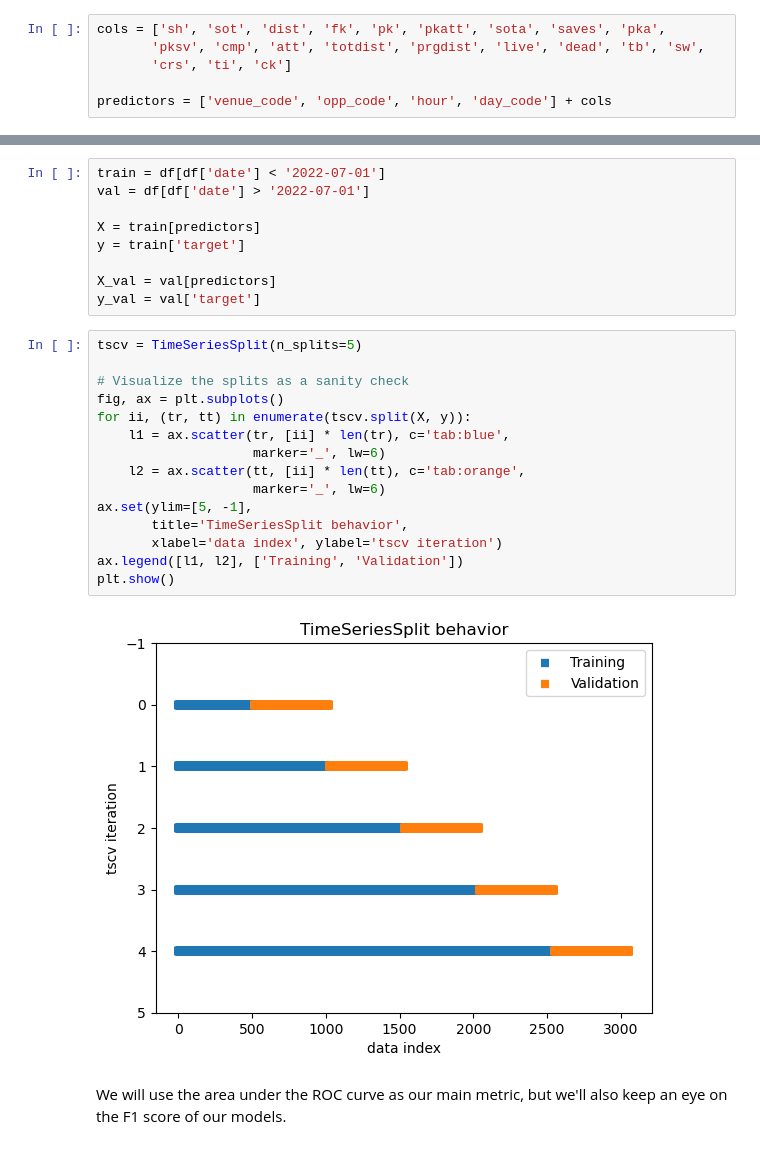
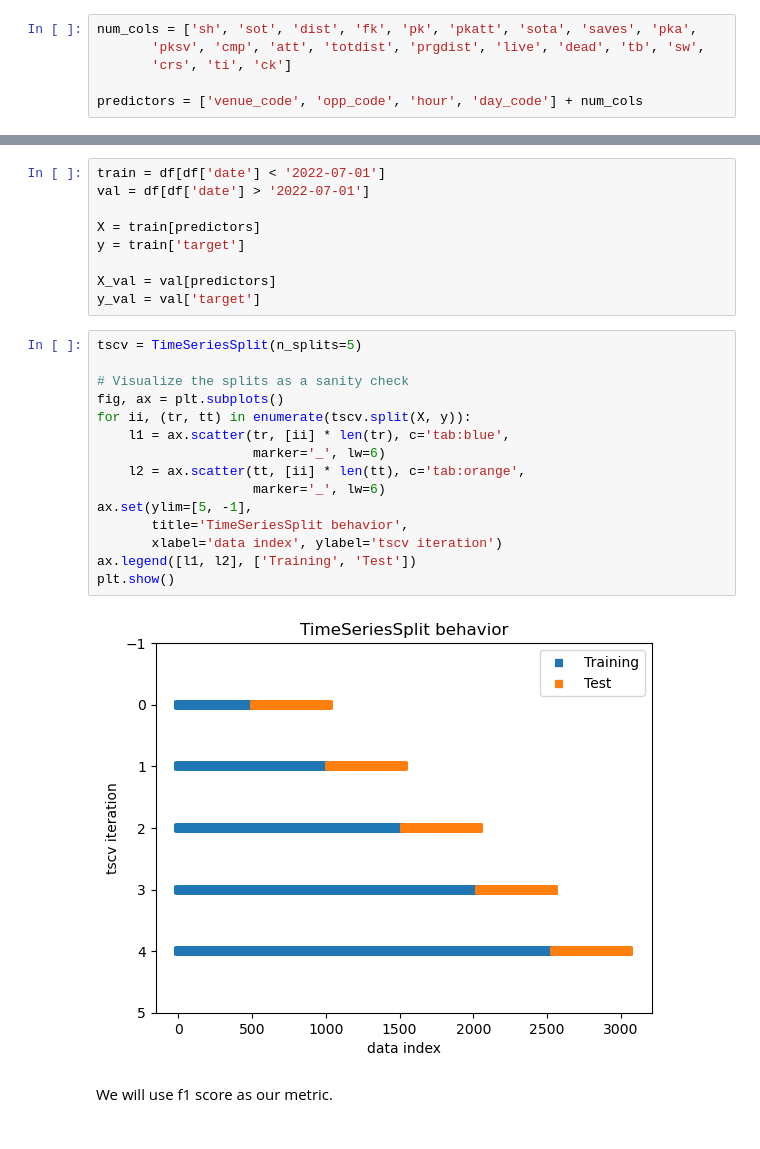
Before and after one commit to seckinadali/Predicting-Bundesliga, a Jupyter notebook: predict.ipynb, the cells around one changed output, grey strips where cells are left out. Drawn from its saved outputs; the diff is of its cells as text.

Commit message:
Use f1 score

```diff
--- a/predict.ipynb
+++ b/predict.ipynb
@@ -186,11 +185,11 @@ df.head()
 # %% [markdown]
 Aside from the four features above, we'll use some numerical features in our models. These columns were obtained from several tables we scraped from links on each team page in a separate notebook.
 # %%
-cols = ['sh', 'sot', 'dist', 'fk', 'pk', 'pkatt', 'sota', 'saves', 'pka',
+num_cols = ['sh', 'sot', 'dist', 'fk', 'pk', 'pkatt', 'sota', 'saves', 'pka',
        'pksv', 'cmp', 'att', 'totdist', 'prgdist', 'live', 'dead', 'tb', 'sw',
        'crs', 'ti', 'ck']
 
-predictors = ['venue_code', 'opp_code', 'hour', 'day_code'] + cols
+predictors = ['venue_code', 'opp_code', 'hour', 'day_code'] + num_cols
 # %% [markdown]
 ## Models
 
@@ -207,20 +206,20 @@ y_val = val['target']
 # %%
 tscv = TimeSeriesSplit(n_splits=5)
 
 # Visualize the splits as a sanity check
 fig, ax = plt.subplots()
 for ii, (tr, tt) in enumerate(tscv.split(X, y)):
     l1 = ax.scatter(tr, [ii] * len(tr), c='tab:blue',
                     marker='_', lw=6)
     l2 = ax.scatter(tt, [ii] * len(tt), c='tab:orange',
                     marker='_', lw=6)
 ax.set(ylim=[5, -1],
        title='TimeSeriesSplit behavior',
        xlabel='data index', ylabel='tscv iteration')
-ax.legend([l1, l2], ['Training', 'Validation'])
+ax.legend([l1, l2], ['Training', 'Test'])
 plt.show()
 # %% [output]
-[figure, old version]
+[figure, new version]
-# %% [markdown]
-We will use the area under the ROC curve as our main metric, but we'll also keep an eye on the F1 score of our models.
+# %% [markdown]
+We will use f1 score as our metric.
 # %%
```
Also changed, not shown: parts of 26 cells of this notebook.
